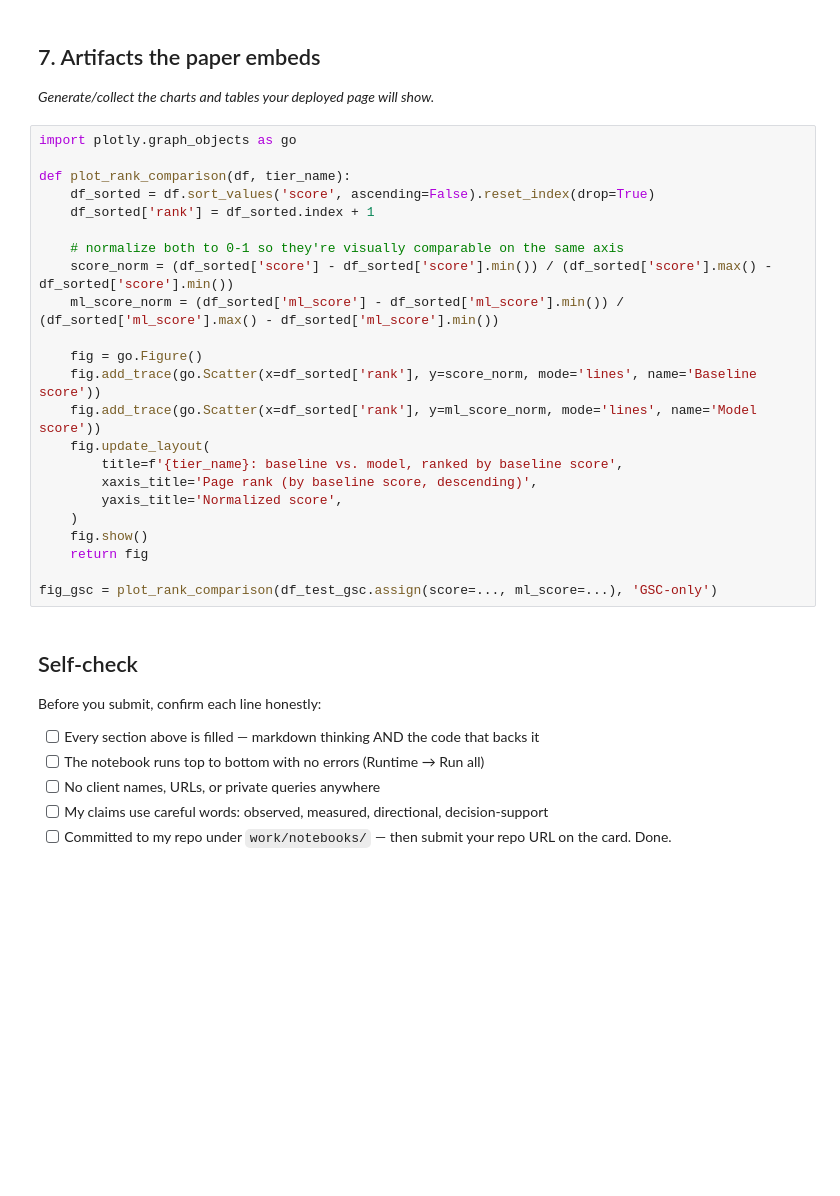
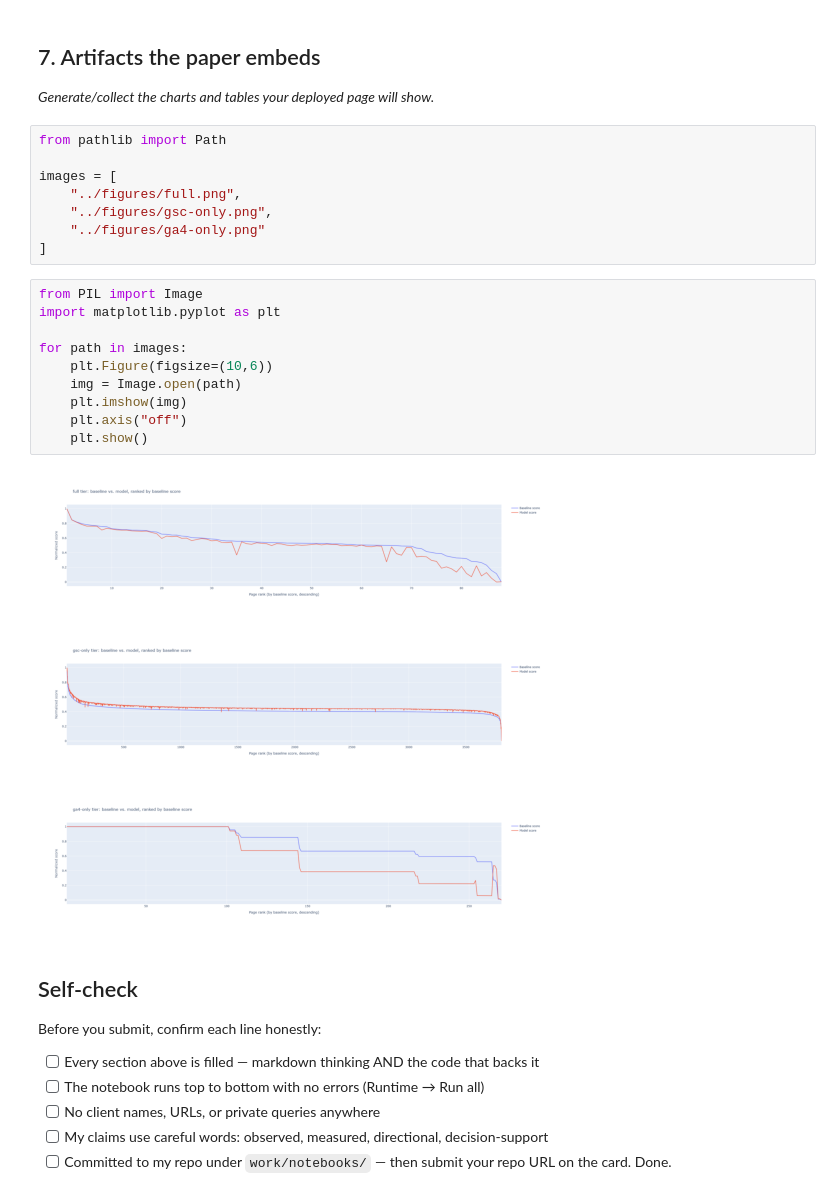
Before and after one commit to ammar-aa/Fly_rank_internship_repo, a Jupyter notebook: work/notebooks/capstone.ipynb, the cells around one changed output. Cells and saved outputs as stored; diff of their text form; blank space fills up the shorter version.

```diff
--- a/work/notebooks/capstone.ipynb
+++ b/work/notebooks/capstone.ipynb
@@ -187,29 +187,28 @@ changed, republished, or deprioritized without human review.
 ## 7. Artifacts the paper embeds
 
 *Generate/collect the charts and tables your deployed page will show.*
-# %%
-import plotly.graph_objects as go
-
-def plot_rank_comparison(df, tier_name):
-    df_sorted = df.sort_values('score', ascending=False).reset_index(drop=True)
-    df_sorted['rank'] = df_sorted.index + 1
-
-    # normalize both to 0-1 so they're visually comparable on the same axis
-    score_norm = (df_sorted['score'] - df_sorted['score'].min()) / (df_sorted['score'].max() - df_sorted['score'].min())
-    ml_score_norm = (df_sorted['ml_score'] - df_sorted['ml_score'].min()) / (df_sorted['ml_score'].max() - df_sorted['ml_score'].min())
-
-    fig = go.Figure()
-    fig.add_trace(go.Scatter(x=df_sorted['rank'], y=score_norm, mode='lines', name='Baseline score'))
-    fig.add_trace(go.Scatter(x=df_sorted['rank'], y=ml_score_norm, mode='lines', name='Model score'))
-    fig.update_layout(
-        title=f'{tier_name}: baseline vs. model, ranked by baseline score',
-        xaxis_title='Page rank (by baseline score, descending)',
-        yaxis_title='Normalized score',
-    )
-    fig.show()
-    return fig
-
-fig_gsc = plot_rank_comparison(df_test_gsc.assign(score=..., ml_score=...), 'GSC-only')
+# %%
+from pathlib import Path
+
+images = [
+    "../figures/full.png",
+    "../figures/gsc-only.png",
+    "../figures/ga4-only.png"
+]
+# %%
+from PIL import Image
+import matplotlib.pyplot as plt
+
+for path in images:
+    plt.Figure(figsize=(10,6))
+    img = Image.open(path)
+    plt.imshow(img)
+    plt.axis("off")
+    plt.show()
+# %% [output]
+[figure, added]
+[figure, added]
+[figure, added]
 # %% [markdown]
 ## Self-check
 
```
